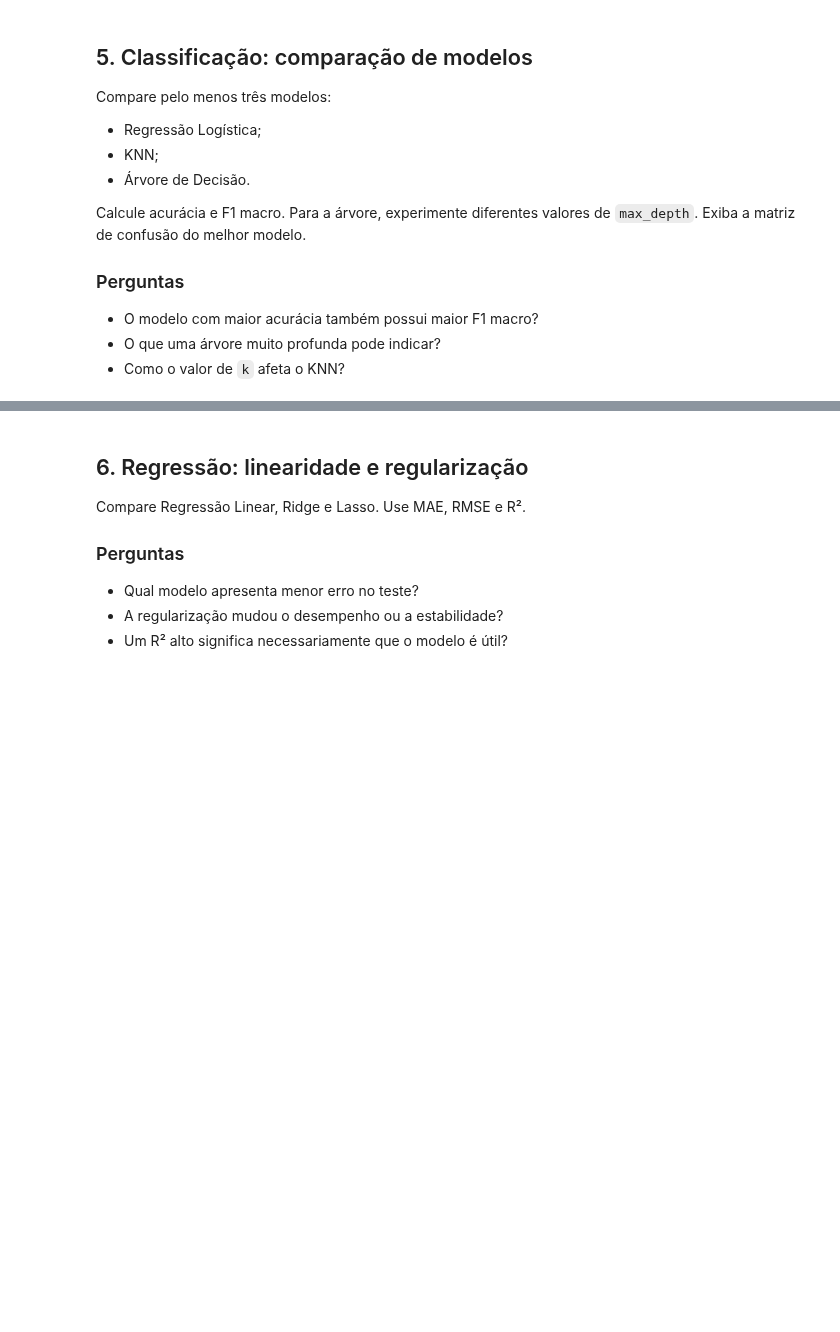
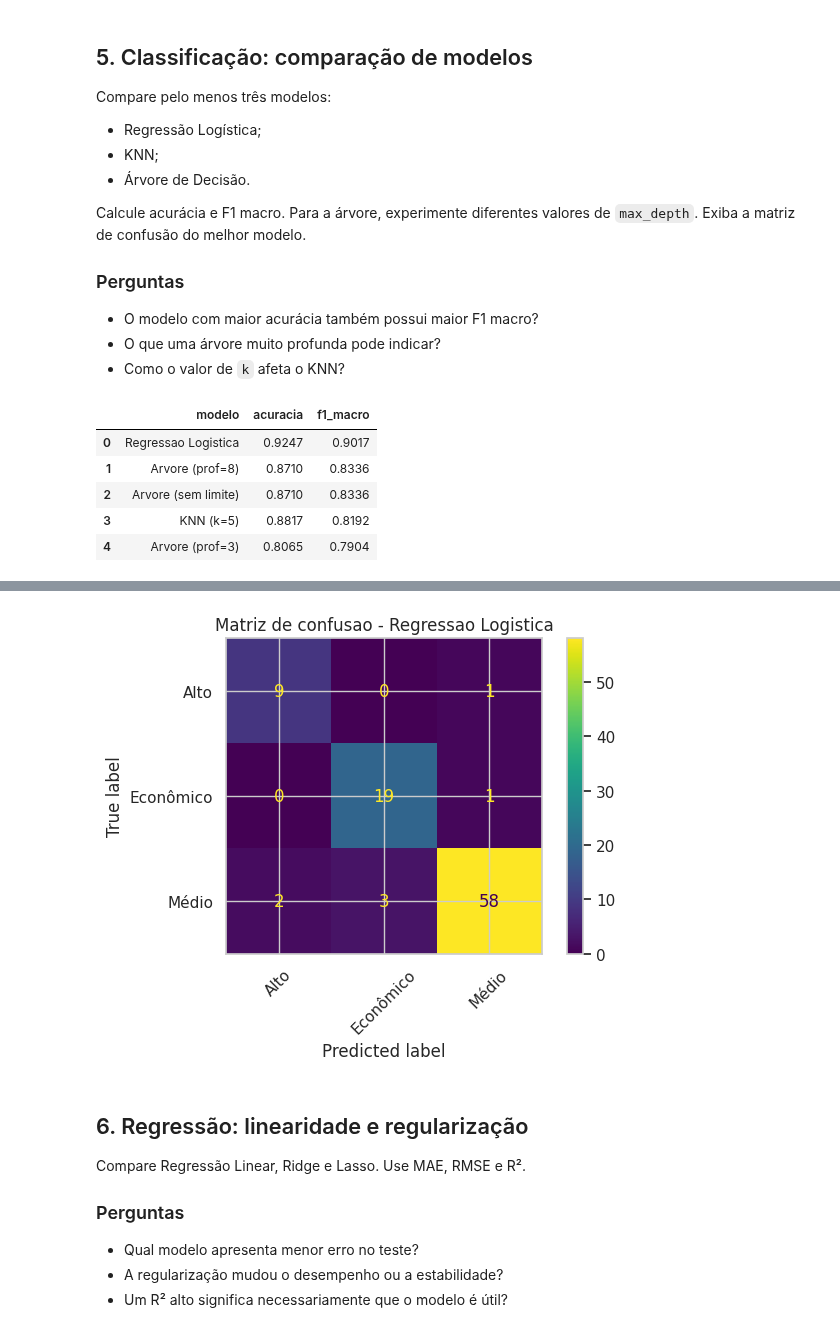
Before and after one commit to MathLopes29/Hashtag_AnaliseDados, a Jupyter notebook: Python/Cursos/PUC Ciência de Dados/Projetos/Machine Learning/04__3 Aula/UNIDADE 3 - PRATICA - ROTEIRO.ipynb, the cells around one changed output, grey strips where cells are left out. Saved outputs shown, nothing was run; the diff lists cells and outputs as text; code cells hidden in the pictures; blank space fills up the shorter version.

```diff
--- a/Python/Cursos/PUC Ciência de Dados/Projetos/Machine Learning/04__3 Aula/UNIDADE 3 - PRATICA - ROTEIRO.ipynb
+++ b/Python/Cursos/PUC Ciência de Dados/Projetos/Machine Learning/04__3 Aula/UNIDADE 3 - PRATICA - ROTEIRO.ipynb
@@ -85,9 +128,17 @@ y_class = df_class['faixa_preco']
 X_reg = df_reg[features]
 y_reg = df_reg['preco_reais']
 
-# TODO: faca as divisoes treino/teste. Use stratify na classificacao.
-# X_class_train, X_class_test, y_class_train, y_class_test = ...
-# X_reg_train, X_reg_test, y_reg_train, y_reg_test = ...
+# Divisao treino/teste antes de ajustar qualquer etapa de pre-processamento.
+# A estratificacao preserva aproximadamente a proporcao das classes no treino e teste.
+X_class_train, X_class_test, y_class_train, y_class_test = train_test_split(
+    X_class, y_class, test_size=0.20, random_state=42, stratify=y_class
+)
+
+X_reg_train, X_reg_test, y_reg_train, y_reg_test = train_test_split(
+    X_reg, y_reg, test_size=0.20, random_state=42
+)
 
 print('Registros de classificacao:', len(df_class))
+print('Treino classificacao:', X_class_train.shape, '| Teste:', X_class_test.shape)
 print('Registros de regressao:', len(df_reg))
+print('Treino regressao:', X_reg_train.shape, '| Teste:', X_reg_test.shape)
@@ -192,9 +275,60 @@ from sklearn.neighbors import KNeighborsClassifier
 from sklearn.tree import DecisionTreeClassifier
 from sklearn.metrics import accuracy_score, f1_score, classification_report, ConfusionMatrixDisplay
 
-# TODO: crie os modelos e treine cada um com os dados preparados.
-# modelos_class = {...}
-# resultados_class = []
-# para cada modelo, calcule accuracy e f1_macro
+modelos_class = {
+    'Regressao Logistica': LogisticRegression(max_iter=2000, random_state=42),
+    'KNN (k=5)': KNeighborsClassifier(n_neighbors=5),
+    'Arvore (prof=3)': DecisionTreeClassifier(max_depth=3, random_state=42),
+    'Arvore (prof=8)': DecisionTreeClassifier(max_depth=8, random_state=42),
+    'Arvore (sem limite)': DecisionTreeClassifier(random_state=42)
+}
 
-print('Compare os modelos e escolha o melhor com justificativa.')
+resultados_class = []
+modelos_class_treinados = {}
+
+for nome, modelo in modelos_class.items():
+    modelo.fit(X_class_train_prep, y_class_train)
+    pred = modelo.predict(X_class_test_prep)
+    acc = accuracy_score(y_class_test, pred)
+    f1 = f1_score(y_class_test, pred, average='macro')
+    resultados_class.append({
+        'modelo': nome,
+        'acuracia': acc,
+        'f1_macro': f1
+    })
+    modelos_class_treinados[nome] = modelo
+
+resultados_class_df = (
+    pd.DataFrame(resultados_class)
+    .sort_values(['f1_macro', 'acuracia'], ascending=False)
+    .reset_index(drop=True)
+)
+
+display(resultados_class_df.style.format({
+    'acuracia': '{:.4f}',
+    'f1_macro': '{:.4f}'
+}))
+
+melhor_class_nome = resultados_class_df.loc[0, 'modelo']
+melhor_class_modelo = modelos_class_treinados[melhor_class_nome]
+melhor_class_pred = melhor_class_modelo.predict(X_class_test_prep)
+
+print('Melhor modelo por F1 macro:', melhor_class_nome)
+print('\nRelatorio de classificacao:')
+print(classification_report(y_class_test, melhor_class_pred))
+
+ConfusionMatrixDisplay.from_predictions(
+    y_class_test,
+    melhor_class_pred,
+    xticks_rotation=45
+)
+plt.title(f'Matriz de confusao - {melhor_class_nome}')
+plt.tight_layout()
+plt.show()
+# %% [output]
+|  | modelo | acuracia | f1_macro |
+| 0 | Regressao Logistica | 0.9247 | 0.9017 |
+| 1 | Arvore (prof=8) | 0.8710 | 0.8336 |
+| 2 | Arvore (sem limite) | 0.8710 | 0.8336 |
+| 3 | KNN (k=5) | 0.8817 | 0.8192 |
+| 4 | Arvore (prof=3) | 0.8065 | 0.7904 |
@@ -201,3 +347,4 @@ print('Compare os modelos e escolha o melhor com justificativa.')
+[figure, added]
 # %% [markdown]
 ## 6. Regressão: linearidade e regularização
 Compare Regressão Linear, Ridge e Lasso. Use MAE, RMSE e R².
```
Also changed, not shown: parts of 12 cells of this notebook, 27 other files.
